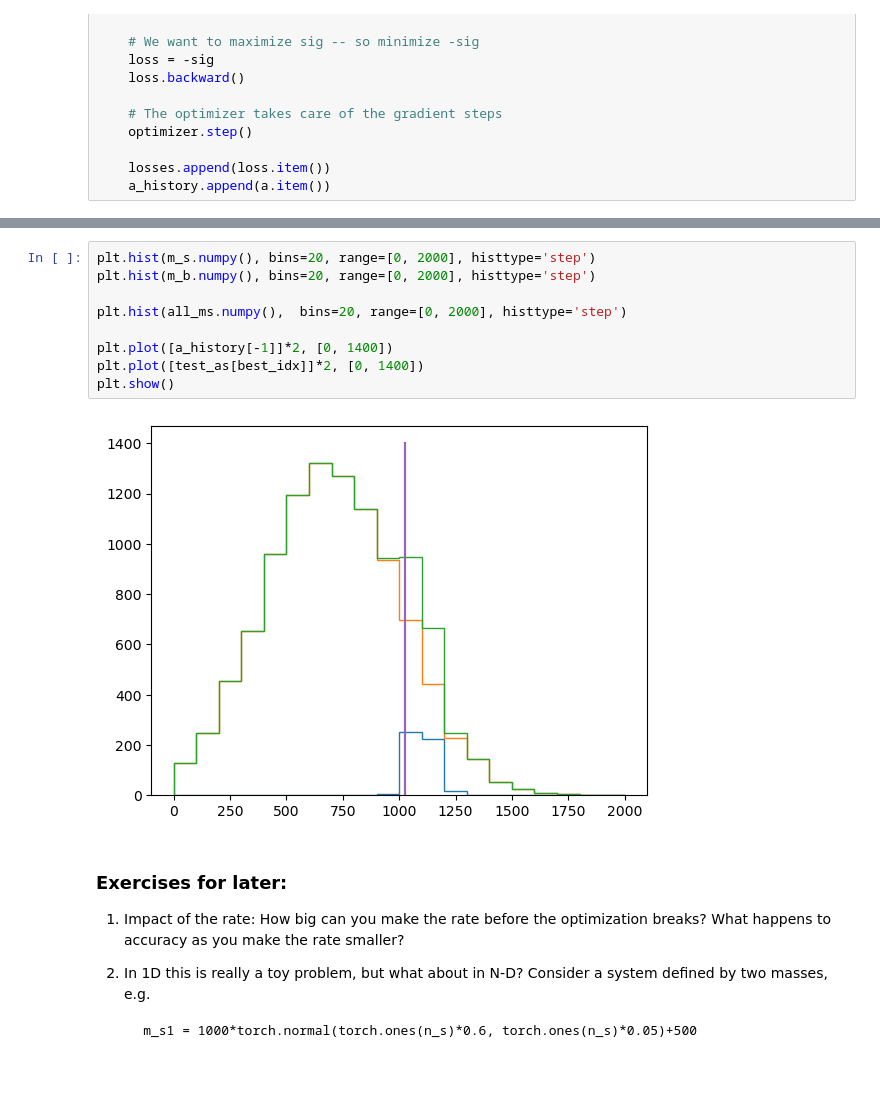
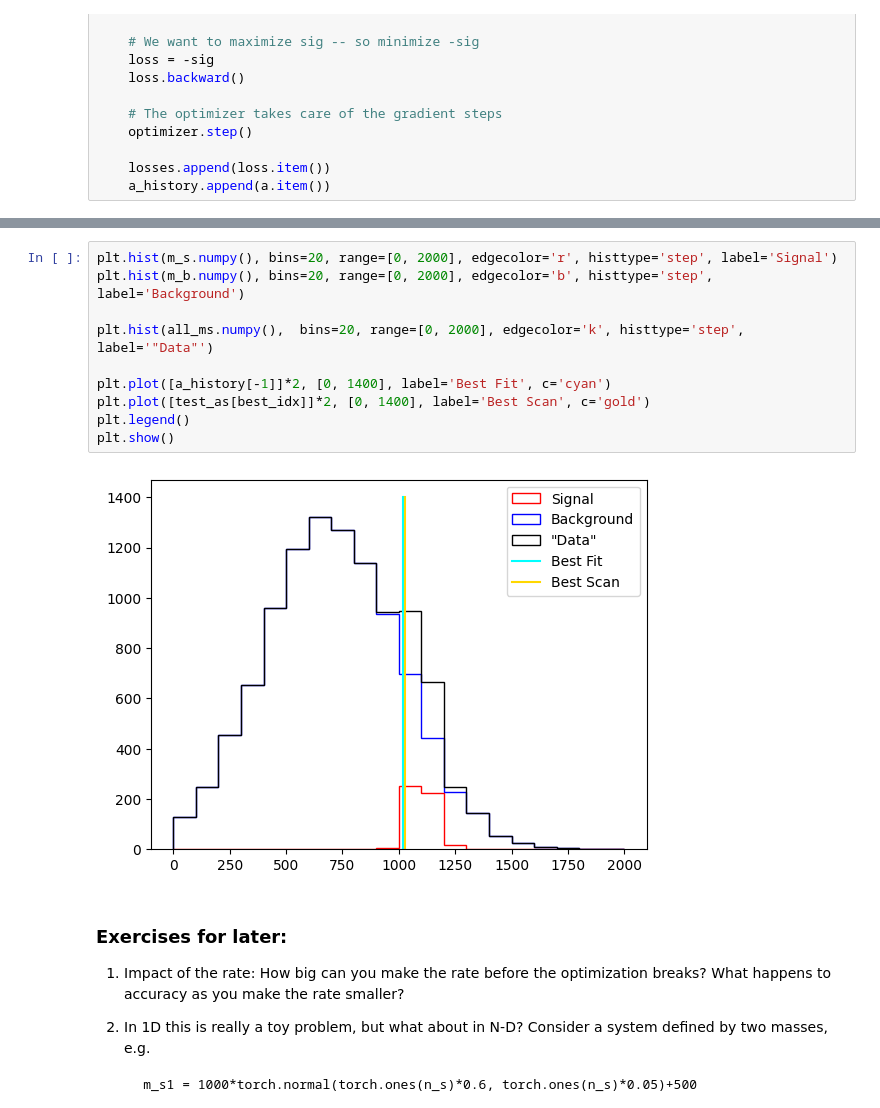
Before and after one commit to mohummudh/2025-lbnl, a Jupyter notebook: sessions/day2/differentiable_programming_solutions.ipynb, the cells around one changed output, grey strips where cells are left out. Drawn from its saved outputs; the diff is of its cells as text; blank space fills up the shorter version.

```diff
--- a/sessions/day2/differentiable_programming_solutions.ipynb
+++ b/sessions/day2/differentiable_programming_solutions.ipynb
@@ -946,14 +956,15 @@ Sweep: 1027.4527587890625 12.658792495727539
 # %%
-plt.hist(m_s.numpy(), bins=20, range=[0, 2000], histtype='step')
-plt.hist(m_b.numpy(), bins=20, range=[0, 2000], histtype='step')
+plt.hist(m_s.numpy(), bins=20, range=[0, 2000], edgecolor='r', histtype='step', label='Signal')
+plt.hist(m_b.numpy(), bins=20, range=[0, 2000], edgecolor='b', histtype='step', label='Background')
 
-plt.hist(all_ms.numpy(),  bins=20, range=[0, 2000], histtype='step')
+plt.hist(all_ms.numpy(),  bins=20, range=[0, 2000], edgecolor='k', histtype='step', label='"Data"')
 
-plt.plot([a_history[-1]]*2, [0, 1400])
-plt.plot([test_as[best_idx]]*2, [0, 1400])
+plt.plot([a_history[-1]]*2, [0, 1400], label='Best Fit', c='cyan')
+plt.plot([test_as[best_idx]]*2, [0, 1400], label='Best Scan', c='gold')
+plt.legend()
 plt.show()
 # %% [output]
-[figure, old version]
+[figure, new version]
 # %% [markdown]
 ### Exercises for later:
 
```
Also changed, not shown: parts of 11 cells of this notebook, 1 other file.
